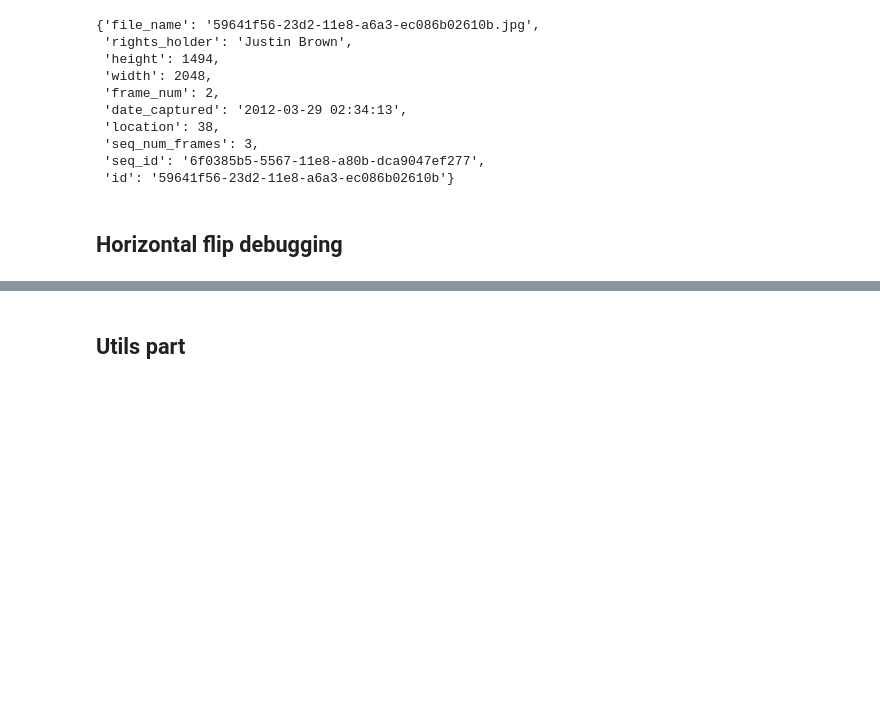
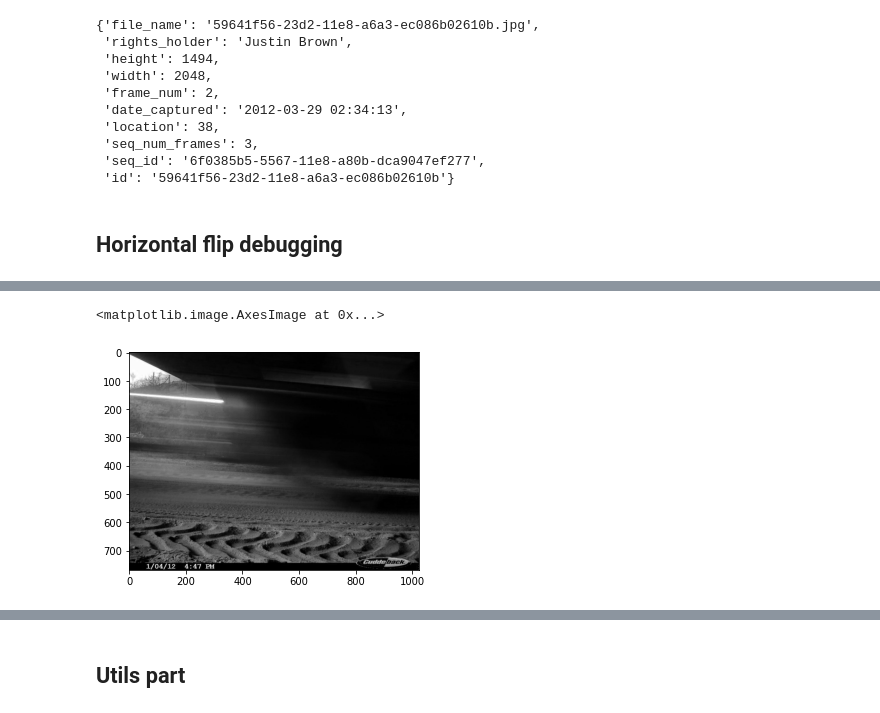
Before and after one commit to Hazot/Animal-Detection-and-Generalization, a Jupyter notebook: Debugging_notebook.ipynb, the cells around one changed output, grey strips where cells are left out. Drawn from its saved outputs; the diff is of its cells as text; code cells hidden in the pictures; blank space fills up the shorter version.

```diff
--- a/Debugging_notebook.ipynb
+++ b/Debugging_notebook.ipynb
@@ -205,3 +145,13 @@ cis_test_ann['images'][1]
  'id': '59641f56-23d2-11e8-a6a3-ec086b02610b'}
 # %% [markdown]
 ## Horizontal flip debugging
+# %%
+i = 3
+print(trans_test_ann['images'][i])
+img_path = os.path.join('eccv_18_all_images_sm', trans_test_ann['images'][i]['file_name']) # to change
+
+image = read_image(img_path)
+
+fig, ax = plt.subplots()
+ax.imshow(image[0].squeeze(), cmap='gray')
+# %% [output]
@@ -208 +159,3 @@ cis_test_ann['images'][1]
+<matplotlib.image.AxesImage at 0x...>
+[figure, added]
 # %%
```
Also changed, not shown: parts of 48 cells of this notebook.
